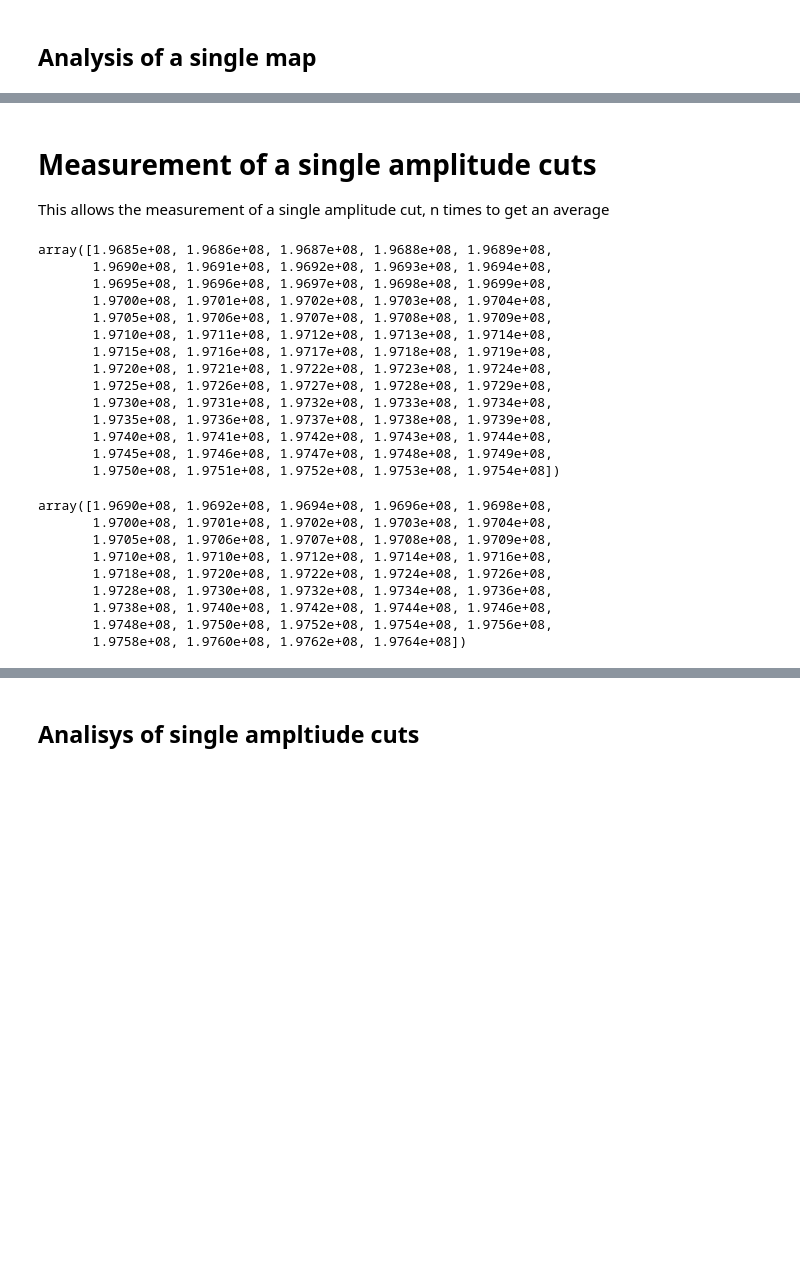
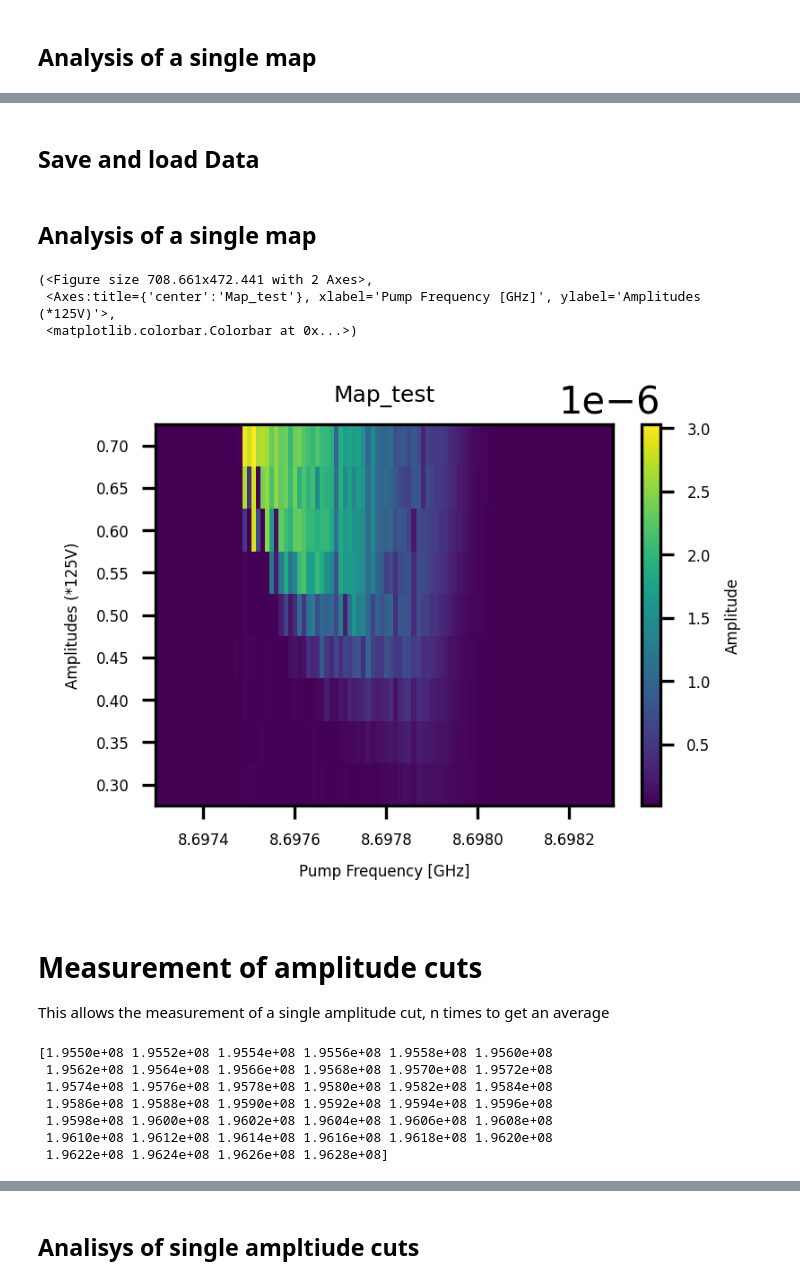
Before and after one commit to BeaulieuGuillaume/DPT_SQUID, a Jupyter notebook: Spectrum_map/Spectrum_map.ipynb, the cells around one changed output, grey strips where cells are left out. Saved outputs shown, nothing was run; the diff lists cells and outputs as text; code cells hidden in the pictures; blank space fills up the shorter version.

```diff
--- a/Spectrum_map/Spectrum_map.ipynb
+++ b/Spectrum_map/Spectrum_map.ipynb
@@ -787,0 +651,10 @@ for i in range(0,Number_Average,1) :
+# %% [markdown]
+## Save and load Data
+# %%
+#Save datadict
+cooldown_date="2023_04_14" #top folder
+device="Spectrum" #second folder
+name="Amplitude_cut" # third folder
+meastype="Initial_multi_amp_trace" #Final file name
+
+an.save_with_numpy(datadict, meastype, name, device, cooldown_date, filepath=r"\\sb1files\HQC\Users\beaulieu\Data\Run01\104\\")
@@ -788,42 +673,36 @@ for i in range(0,Number_Average,1) :
+# %%
+#If the Data was not saved, we change variables for doing a quick analysis
+Data=datadict["Data"]
+Pump_freq=datadict["Pump_freq"]
+Analyzer_freq=datadict["Analyzer_freq"]
+amplitudes=datadict["amplitudes"]
+# %% [markdown]
+## Analysis of a single map
+# %%
+integrate=an.average_trace_numpy(Data,amplitudes,Pump_freq,Analyzer_freq)
+
+an.plot2D(Pump_freq/1e9,amplitudes,integrate,labels=["Pump Frequency [GHz]","Amplitudes (*125V)","Amplitude"],title=meastype, figsize=(6/2.54, 4/2.54),colormap = "viridis", vmin=None, vmax=None, dpi=300, fontsize=4,reversed=False)
+# %% [output]
+(<Figure size 708.661x472.441 with 2 Axes>,
+ <Axes:title={'center':'Map_test'}, xlabel='Pump Frequency [GHz]', ylabel='Amplitudes (*125V)'>,
+ <matplotlib.colorbar.Colorbar at 0x...>)
+[figure, added]
 # %% [markdown]
-# Measurement of a single amplitude cuts
+# Measurement of amplitude cuts
 
 This allows the measurement of a single amplitude cut, n times to get an average
 # %%
-span=0.7 * u.MHz # Span of the pumping
-df = 0.01 * u.MHz # Step of the pumping 0.01
-IF_center=0.1972e9
+span=0.8 * u.MHz # Span of the pumping
+df = 0.02 * u.MHz # Step of the pumping 0.01
+IF_center=0.1959e9   #0.1296e9
 freqs = np.arange(IF_center-span/2, IF_center+span/2, df) #sets of frequencies
-freqs
+print(freqs)
 # %% [output]
-array([1.9685e+08, 1.9686e+08, 1.9687e+08, 1.9688e+08, 1.9689e+08,
-       1.9690e+08, 1.9691e+08, 1.9692e+08, 1.9693e+08, 1.9694e+08,
-       1.9695e+08, 1.9696e+08, 1.9697e+08, 1.9698e+08, 1.9699e+08,
-       1.9700e+08, 1.9701e+08, 1.9702e+08, 1.9703e+08, 1.9704e+08,
-       1.9705e+08, 1.9706e+08, 1.9707e+08, 1.9708e+08, 1.9709e+08,
-       1.9710e+08, 1.9711e+08, 1.9712e+08, 1.9713e+08, 1.9714e+08,
-       1.9715e+08, 1.9716e+08, 1.9717e+08, 1.9718e+08, 1.9719e+08,
-       1.9720e+08, 1.9721e+08, 1.9722e+08, 1.9723e+08, 1.9724e+08,
-       1.9725e+08, 1.9726e+08, 1.9727e+08, 1.9728e+08, 1.9729e+08,
-       1.9730e+08, 1.9731e+08, 1.9732e+08, 1.9733e+08, 1.9734e+08,
-       1.9735e+08, 1.9736e+08, 1.9737e+08, 1.9738e+08, 1.9739e+08,
-       1.9740e+08, 1.9741e+08, 1.9742e+08, 1.9743e+08, 1.9744e+08,
-       1.9745e+08, 1.9746e+08, 1.9747e+08, 1.9748e+08, 1.9749e+08,
-       1.9750e+08, 1.9751e+08, 1.9752e+08, 1.9753e+08, 1.9754e+08])
+[1.9550e+08 1.9552e+08 1.9554e+08 1.9556e+08 1.9558e+08 1.9560e+08
+ 1.9562e+08 1.9564e+08 1.9566e+08 1.9568e+08 1.9570e+08 1.9572e+08
+ 1.9574e+08 1.9576e+08 1.9578e+08 1.9580e+08 1.9582e+08 1.9584e+08
+ 1.9586e+08 1.9588e+08 1.9590e+08 1.9592e+08 1.9594e+08 1.9596e+08
+ 1.9598e+08 1.9600e+08 1.9602e+08 1.9604e+08 1.9606e+08 1.9608e+08
+ 1.9610e+08 1.9612e+08 1.9614e+08 1.9616e+08 1.9618e+08 1.9620e+08
+ 1.9622e+08 1.9624e+08 1.9626e+08 1.9628e+08]
-# %%
-freqs0=np.array([1.9690e+08, 1.9692e+08, 1.9694e+08, 1.9696e+08, 1.9698e+08]) #vacuum
-freqs1=np.arange(0.197e9,0.1971e9+0.00001e9,0.00001e9)
-freqs2=np.arange(0.1971e9,1.9766e+08,0.02e6)# first transition
-freqs=np.concatenate((freqs0,freqs1,freqs2))
-freqs
-# %% [output]
-array([1.9690e+08, 1.9692e+08, 1.9694e+08, 1.9696e+08, 1.9698e+08,
-       1.9700e+08, 1.9701e+08, 1.9702e+08, 1.9703e+08, 1.9704e+08,
-       1.9705e+08, 1.9706e+08, 1.9707e+08, 1.9708e+08, 1.9709e+08,
-       1.9710e+08, 1.9710e+08, 1.9712e+08, 1.9714e+08, 1.9716e+08,
-       1.9718e+08, 1.9720e+08, 1.9722e+08, 1.9724e+08, 1.9726e+08,
-       1.9728e+08, 1.9730e+08, 1.9732e+08, 1.9734e+08, 1.9736e+08,
-       1.9738e+08, 1.9740e+08, 1.9742e+08, 1.9744e+08, 1.9746e+08,
-       1.9748e+08, 1.9750e+08, 1.9752e+08, 1.9754e+08, 1.9756e+08,
-       1.9758e+08, 1.9760e+08, 1.9762e+08, 1.9764e+08])
 # %%
```
Also changed, not shown: parts of 61 cells of this notebook, 9 other files.
